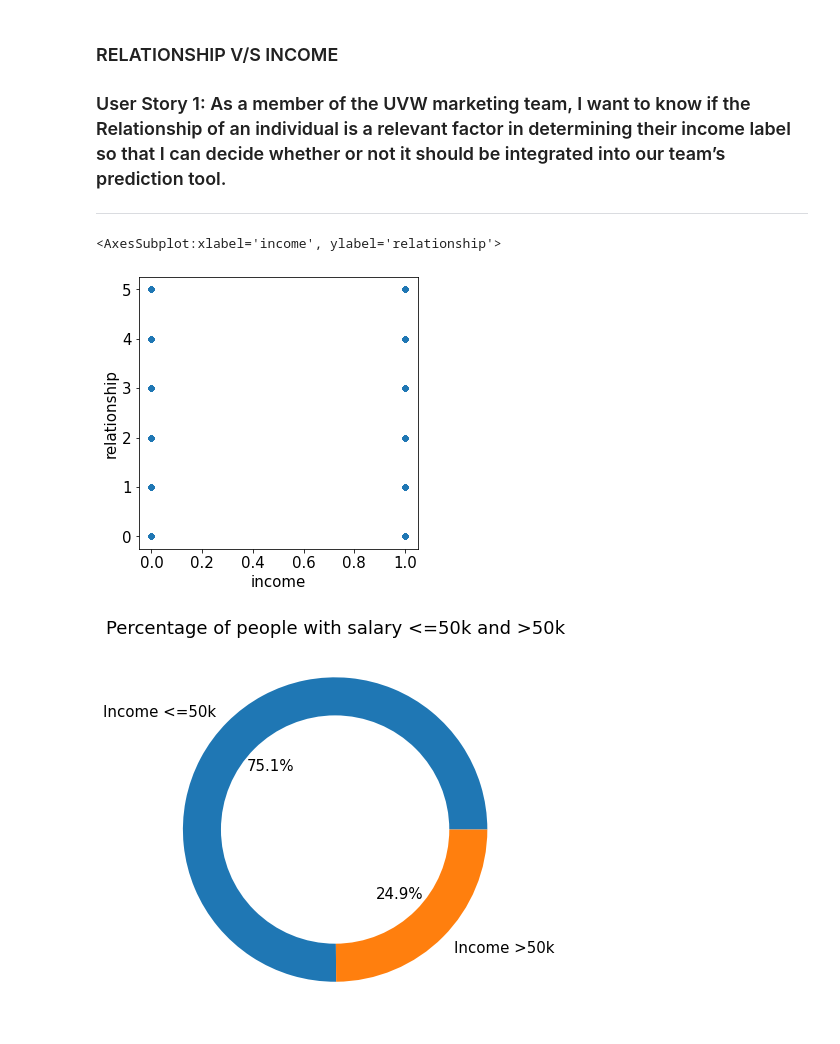
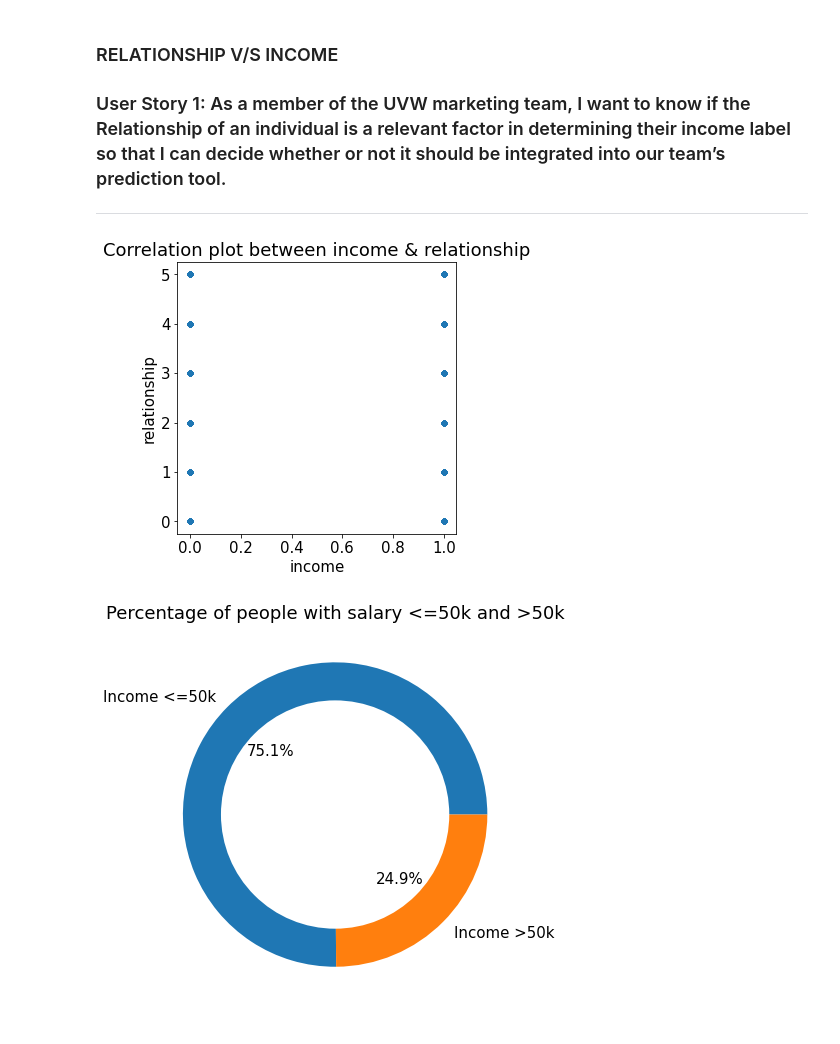
Before and after one commit to atinsinghal97/CSE578-marketing-profiles-visualization, a Jupyter notebook: DV_Group_Project.ipynb, the cells around one changed output. Cells and saved outputs as stored; diff of their text form; code cells hidden in the pictures.

```diff
--- a/DV_Group_Project.ipynb
+++ b/DV_Group_Project.ipynb
@@ -94,7 +96,7 @@ for i in categorical_columns:
 # %% [markdown]
 # 1. HEAT MAP
 # %%
-plt.rcParams['font.size'] = 10.0
+plt.rcParams['font.size'] = 12.0
 plt.figure(figsize=(20,20))
 sns.heatmap(correlation_data.corr(),annot=True)
 plt.show()
@@ -187,9 +189,10 @@ correlation_data
 # %%
 # magnified scatter plot for income v/s relationship
 correlation_data.plot.scatter(x='income', y='relationship', figsize = (5,5))
+plt.title("Correlation plot between income & relationship")
+plt.show()
 # %% [output]
-<AxesSubplot:xlabel='income', ylabel='relationship'>
-[figure, old version]
+[figure, new version]
 # %%
 # splitting df based on income
 
```
Also changed, not shown: parts of 10 cells of this notebook.
